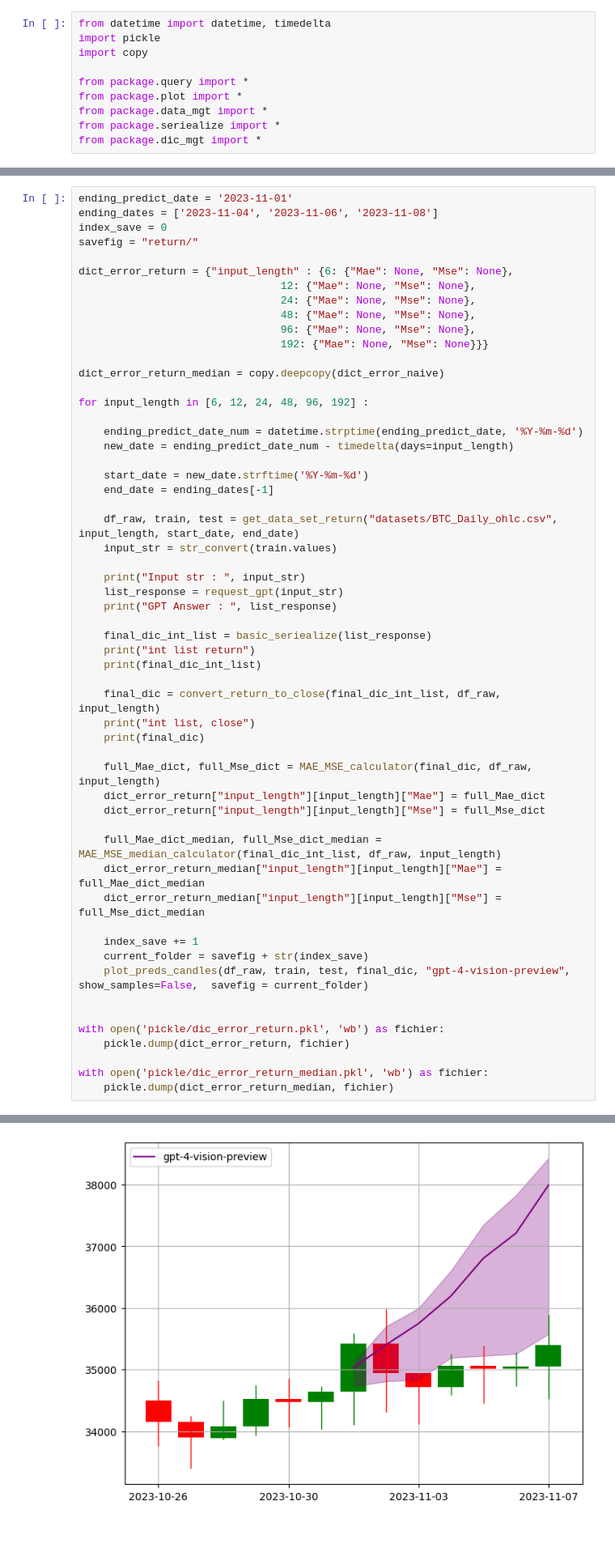
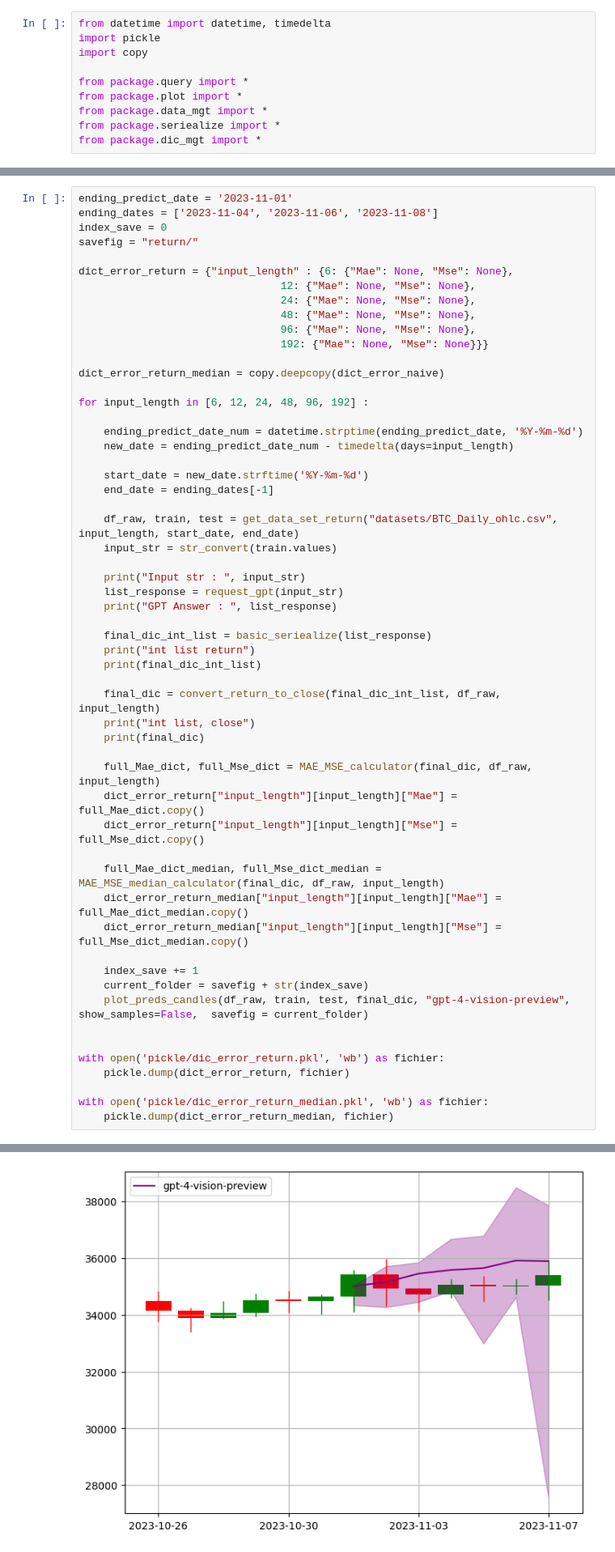
Before and after one commit to ZewiL08/LLM-sandbox, a Jupyter notebook: test.ipynb, the cells around one changed output, grey strips where cells are left out. Shown at 81% size. Saved outputs shown, nothing was run; the diff lists cells and outputs as text.

```diff
--- a/test.ipynb
+++ b/test.ipynb
@@ -173,12 +173,12 @@ for input_length in [6, 12, 24, 48, 96, 192] :
     print(final_dic)
 
     full_Mae_dict, full_Mse_dict = MAE_MSE_calculator(final_dic, df_raw, input_length)
-    dict_error_return["input_length"][input_length]["Mae"] = full_Mae_dict
-    dict_error_return["input_length"][input_length]["Mse"] = full_Mse_dict
+    dict_error_return["input_length"][input_length]["Mae"] = full_Mae_dict.copy()
+    dict_error_return["input_length"][input_length]["Mse"] = full_Mse_dict.copy()
 
-    full_Mae_dict_median, full_Mse_dict_median = MAE_MSE_median_calculator(final_dic_int_list, df_raw, input_length)
-    dict_error_return_median["input_length"][input_length]["Mae"] = full_Mae_dict_median
-    dict_error_return_median["input_length"][input_length]["Mse"] = full_Mse_dict_median
+    full_Mae_dict_median, full_Mse_dict_median = MAE_MSE_median_calculator(final_dic, df_raw, input_length)
+    dict_error_return_median["input_length"][input_length]["Mae"] = full_Mae_dict_median.copy()
+    dict_error_return_median["input_length"][input_length]["Mse"] = full_Mse_dict_median.copy()
 
     index_save += 1
     current_folder = savefig + str(index_save)
@@ -202,2 +200,2 @@ int list, close
-[figure, old version]
+[figure, new version]
 Input str :  333, 81, 28, 1026, 257, 169, -100, -76, 56, 131, -15, 48,
```
Also changed, not shown: parts of 9 cells of this notebook, 24 other files.
